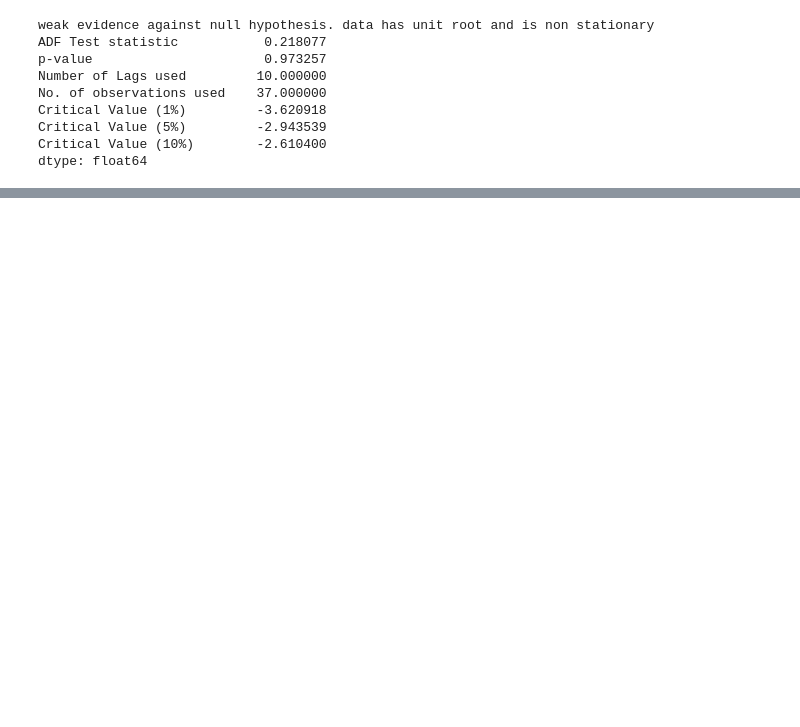
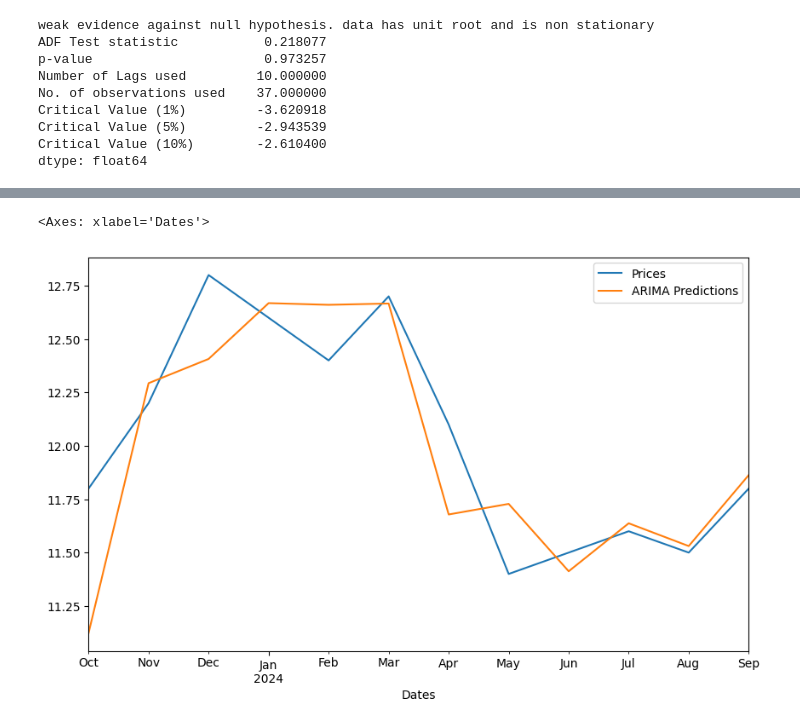
Before and after one commit to urvihp1001/JPMorganQuant, a Jupyter notebook: JPMorgan1.ipynb, the cells around one changed output, grey strips where cells are left out. Cells and saved outputs as stored; diff of their text form; code cells hidden in the pictures; blank space fills up the shorter version.

```diff
--- a/JPMorgan1.ipynb
+++ b/JPMorgan1.ipynb
@@ -343,3 +365,6 @@ SARIMAX Results
 | Prob(H) (two-sided): | 0.90 | Kurtosis: | 2.53 |
 Warnings:
 [1] Covariance matrix calculated using the outer product of gradients (complex-step).
+# %%
+arima_pred=arima_result.predict(start=len(train_data),end=len(nat_gas_df)-1,typ="levels").rename("ARIMA Predictions")
+arima_pred
@@ -345,0 +386,6 @@ Warnings:
+# %%
+test_data['Prices'].plot(figsize=(10,6),legend=True)
+arima_pred.plot(legend=True)
+# %% [output]
+<Axes: xlabel='Dates'>
+[figure, added]
```
Also changed, not shown: parts of 27 cells of this notebook.
